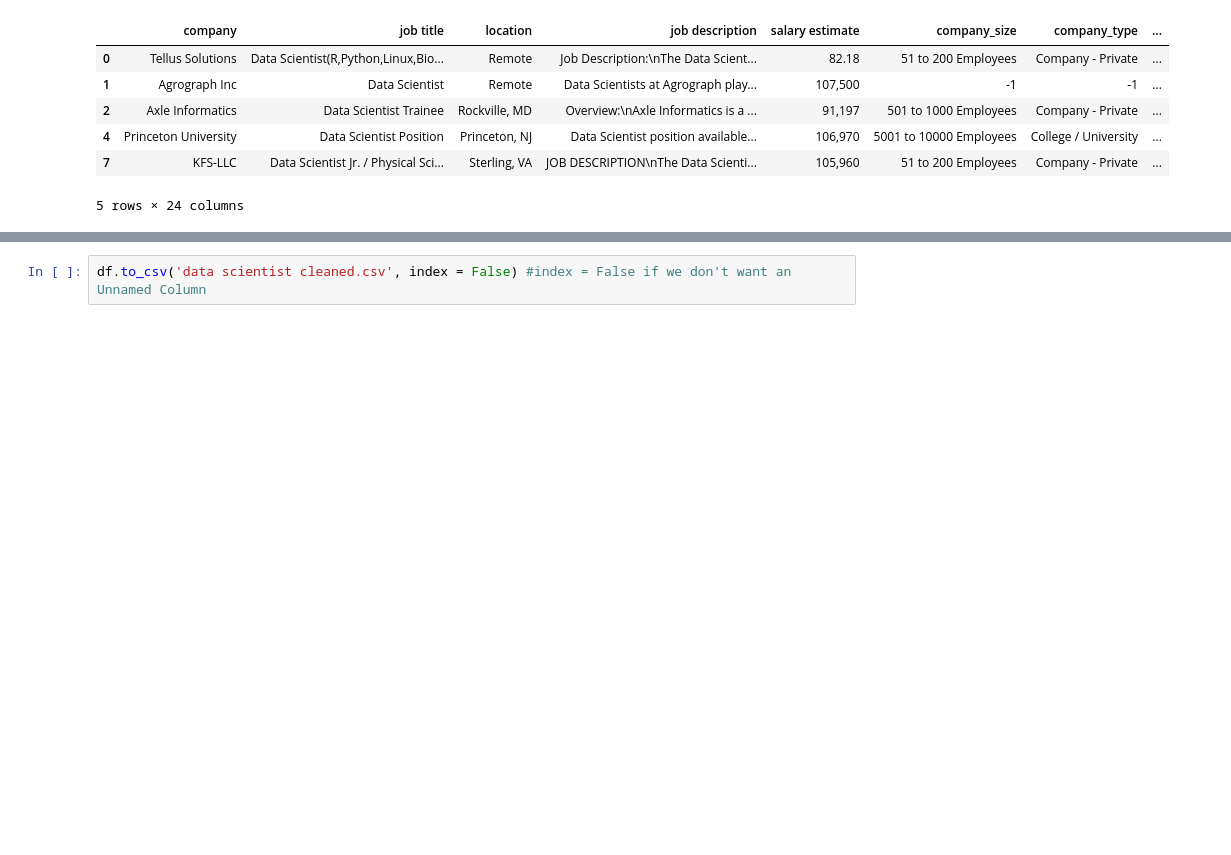
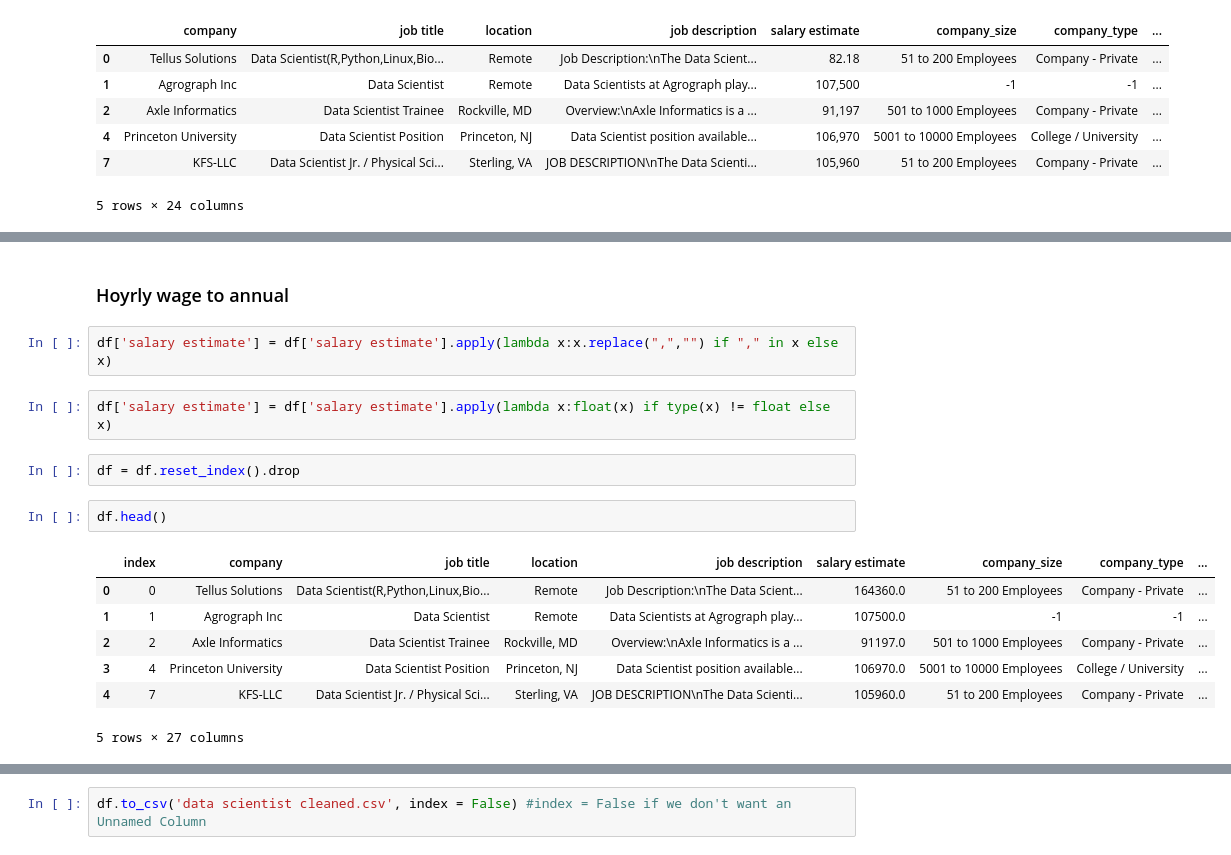
Before and after one commit to Mausoleoo/Salary_Prediction, a Jupyter notebook: Data Cleaning.ipynb, the cells around one changed output, grey strips where cells are left out. Cells and saved outputs as stored; diff of their text form; blank space fills up the shorter version.

Commit message:
Data cleaning Script 2 and data scientist cleaned CSV

```diff
--- a/Data Cleaning.ipynb
+++ b/Data Cleaning.ipynb
@@ -259,0 +277,18 @@ df.he
+# %% [markdown]
+### Hoyrly wage to annual
+# %%
+df['salary estimate'] = df['salary estimate'].apply(lambda x:x.replace(",","") if "," in x else x)
+# %%
+df['salary estimate'] = df['salary estimate'].apply(lambda x:float(x) if type(x) != float else x)
+# %%
+df = df.reset_index().drop
+# %%
+df.head()
+# %% [output]
+|  | index | company | job title | location | job description | salary estimate | company_size | company_type | ... |
+| 0 | 0 | Tellus Solutions | Data Scientist(R,Python,Linux,Bio... | Remote | Job Description:\nThe Data Scient... | 164360.0 | 51 to 200 Employees | Company - Private | ... |
+| 1 | 1 | Agrograph Inc | Data Scientist | Remote | Data Scientists at Agrograph play... | 107500.0 | -1 | -1 | ... |
+| 2 | 2 | Axle Informatics | Data Scientist Trainee | Rockville, MD | Overview:\nAxle Informatics is a ... | 91197.0 | 501 to 1000 Employees | Company - Private | ... |
+| 3 | 4 | Princeton University | Data Scientist Position | Princeton, NJ | Data Scientist position available... | 106970.0 | 5001 to 10000 Employees | College / University | ... |
+| 4 | 7 | KFS-LLC | Data Scientist Jr. / Physical Sci... | Sterling, VA | JOB DESCRIPTION\nThe Data Scienti... | 105960.0 | 51 to 200 Employees | Company - Private | ... |
+5 rows × 27 columns
```
Also changed, not shown: parts of 15 cells of this notebook, 1 other file.
